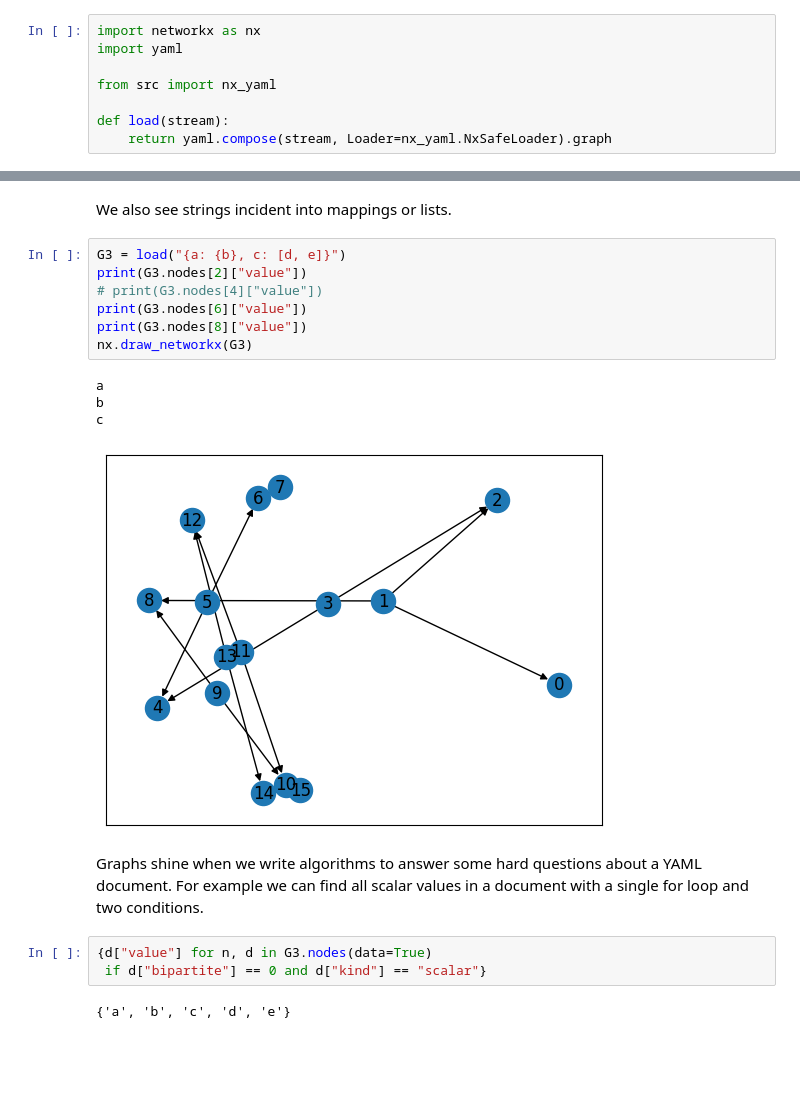
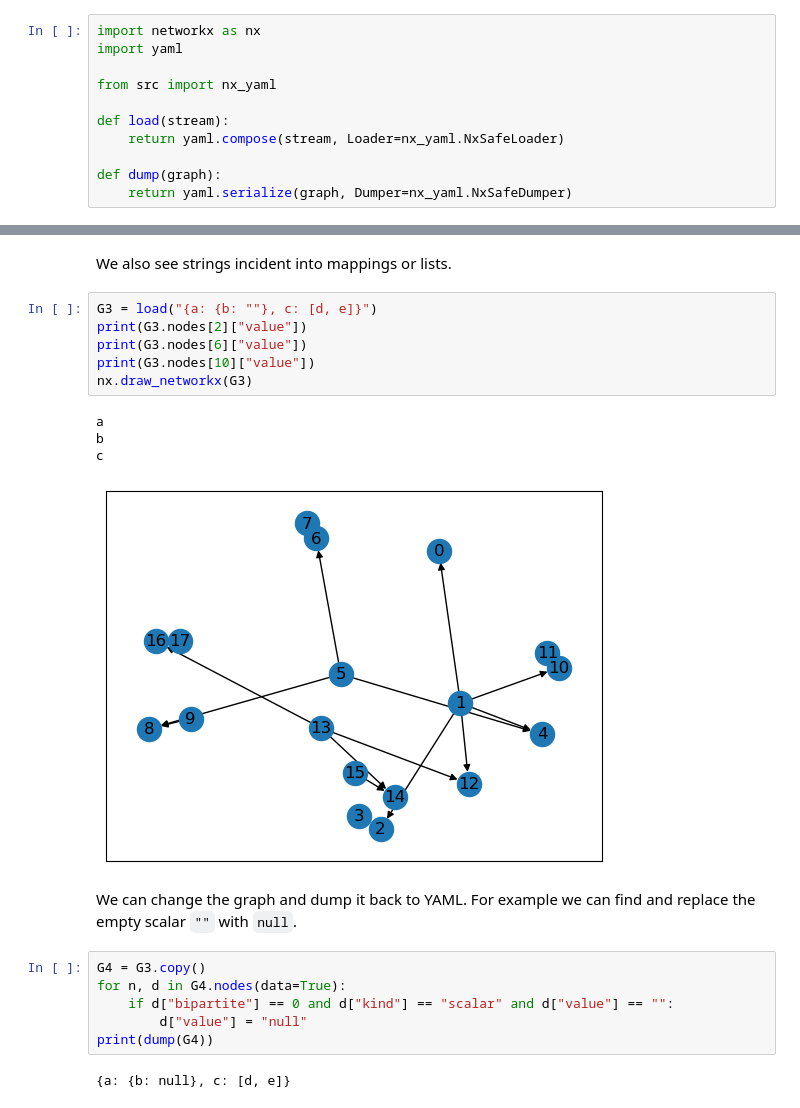
Before and after one commit to colltoaction/nx_yaml, a Jupyter notebook: tutorial.ipynb, the cells around one changed output, grey strips where cells are left out. Cells and saved outputs as stored; diff of their text form; blank space fills up the shorter version.

```diff
--- a/tutorial.ipynb
+++ b/tutorial.ipynb
@@ -9,7 +9,10 @@ import yaml
 from src import nx_yaml
 
 def load(stream):
-    return yaml.compose(stream, Loader=nx_yaml.NxSafeLoader).graph
+    return yaml.compose(stream, Loader=nx_yaml.NxSafeLoader)
+
+def dump(graph):
+    return yaml.serialize(graph, Dumper=nx_yaml.NxSafeDumper)
 # %%
 G0 = load("""
 - a:
@@ -48,21 +51,23 @@ in a mapping
 # %% [markdown]
 We also see strings incident into mappings or lists.
 # %%
-G3 = load("{a: {b}, c: [d, e]}")
+G3 = load("{a: {b: ""}, c: [d, e]}")
 print(G3.nodes[2]["value"])
-# print(G3.nodes[4]["value"])
 print(G3.nodes[6]["value"])
-print(G3.nodes[8]["value"])
+print(G3.nodes[10]["value"])
 nx.draw_networkx(G3)
 # %% [output]
 a
 b
 c
-[figure, old version]
+[figure, new version]
-# %% [markdown]
-Graphs shine when we write algorithms to answer some hard questions about a YAML document. For example we can find all scalar values in a document with a single for loop and two conditions.
+# %% [markdown]
+We can change the graph and dump it back to YAML. For example we can find and replace the empty scalar `""` with `null`.
 # %%
-{d["value"] for n, d in G3.nodes(data=True)
- if d["bipartite"] == 0 and d["kind"] == "scalar"}
+G4 = G3.copy()
+for n, d in G4.nodes(data=True):
+    if d["bipartite"] == 0 and d["kind"] == "scalar" and d["value"] == "":
+        d["value"] = "null"
+print(dump(G4))
 # %% [output]
-{'a', 'b', 'c', 'd', 'e'}
+{a: {b: null}, c: [d, e]}
```
Also changed, not shown: parts of 3 cells of this notebook, 6 other files.
